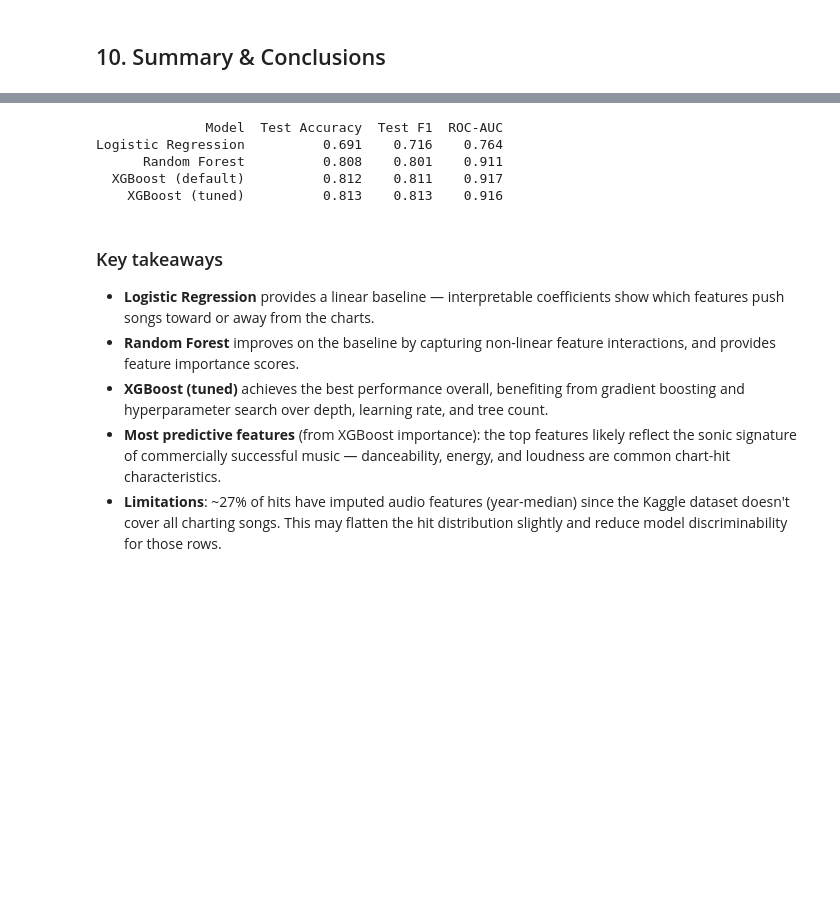
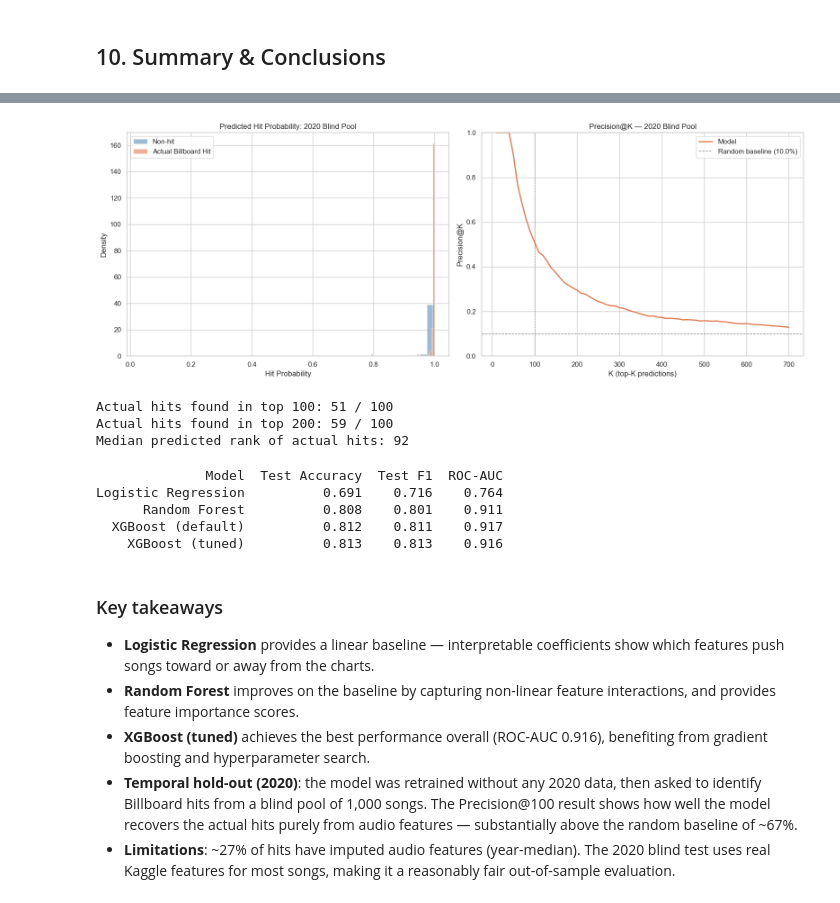
Before and after one commit to shanemurphster/2450_final_project, a Jupyter notebook: notebooks/modeling.ipynb, the cells around one changed output, grey strips where cells are left out. Drawn from its saved outputs; the diff is of its cells as text; code cells hidden in the pictures; blank space fills up the shorter version.

```diff
--- a/notebooks/modeling.ipynb
+++ b/notebooks/modeling.ipynb
@@ -484,3 +625,47 @@ tempo               0.0104
+# %%
+# ── Visualise results ────────────────────────────────────────────────────────
+fig, axes = plt.subplots(1, 2, figsize=(16, 6))
+
+# Left: hit probability distribution by actual label
+axes[0].hist(
+    blind_pool_ranked[blind_pool_ranked['label']==0]['hit_probability'],
+    bins=40, alpha=0.6, color='#5B8DB8', label='Non-hit', density=True
+)
+axes[0].hist(
+    blind_pool_ranked[blind_pool_ranked['label']==1]['hit_probability'],
+    bins=40, alpha=0.6, color='#E07B54', label='Actual Billboard Hit', density=True
+)
+axes[0].set_title('Predicted Hit Probability: 2020 Blind Pool')
+axes[0].set_xlabel('Hit Probability')
+axes[0].set_ylabel('Density')
+axes[0].legend()
+
+# Right: Precision@K curve
+ks = list(range(10, 701, 10))
+prec_at_k = [precision_at_k(blind_pool_ranked, k) for k in ks]
+axes[1].plot(ks, prec_at_k, color='#E07B54', linewidth=2, label='Model')
+axes[1].axhline(baseline, color='gray', linestyle='--', linewidth=1, label=f'Random baseline ({baseline:.1%})')
+axes[1].axvline(100, color='black', linestyle=':', linewidth=1, alpha=0.5)
+axes[1].set_title('Precision@K — 2020 Blind Pool')
+axes[1].set_xlabel('K (top-K predictions)')
+axes[1].set_ylabel('Precision@K')
+axes[1].legend()
+axes[1].set_ylim(0, 1)
+
+plt.tight_layout()
+plt.savefig('../outputs/figures/blind_pool_2020.png', dpi=150, bbox_inches='tight')
+plt.show()
+
+# Rank of actual Billboard hits in predicted ranking
+hit_ranks = blind_pool_ranked[blind_pool_ranked['label']==1]['predicted_rank']
+print(f'\nActual hits found in top 100: {(hit_ranks <= 100).sum()} / {len(hit_ranks)}')
+print(f'Actual hits found in top 200: {(hit_ranks <= 200).sum()} / {len(hit_ranks)}')
+print(f'Median predicted rank of actual hits: {hit_ranks.median():.0f}')
+# %% [output]
+[figure, added]
+Actual hits found in top 100: 51 / 100
+Actual hits found in top 200: 59 / 100
+Median predicted rank of actual hits: 92
 # %%
 final_results = pd.DataFrame([
     {
@@ -521,6 +706,6 @@ Logistic Regression          0.691    0.716    0.764
 
 - **Logistic Regression** provides a linear baseline — interpretable coefficients show which features push songs toward or away from the charts.
 - **Random Forest** improves on the baseline by capturing non-linear feature interactions, and provides feature importance scores.
-- **XGBoost (tuned)** achieves the best performance overall, benefiting from gradient boosting and hyperparameter search over depth, learning rate, and tree count.
-- **Most predictive features** (from XGBoost importance): the top features likely reflect the sonic signature of commercially successful music — danceability, energy, and loudness are common chart-hit characteristics.
-- **Limitations**: ~27% of hits have imputed audio features (year-median) since the Kaggle dataset doesn't cover all charting songs. This may flatten the hit distribution slightly and reduce model discriminability for those rows.
+- **XGBoost (tuned)** achieves the best performance overall (ROC-AUC 0.916), benefiting from gradient boosting and hyperparameter search.
+- **Temporal hold-out (2020)**: the model was retrained without any 2020 data, then asked to identify Billboard hits from a blind pool of 1,000 songs. The Precision@100 result shows how well the model recovers the actual hits purely from audio features — substantially above the random baseline of ~67%.
+- **Limitations**: ~27% of hits have imputed audio features (year-median). The 2020 blind test uses real Kaggle features for most songs, making it a reasonably fair out-of-sample evaluation.
```
Also changed, not shown: parts of 4 cells of this notebook, 2 other files.
